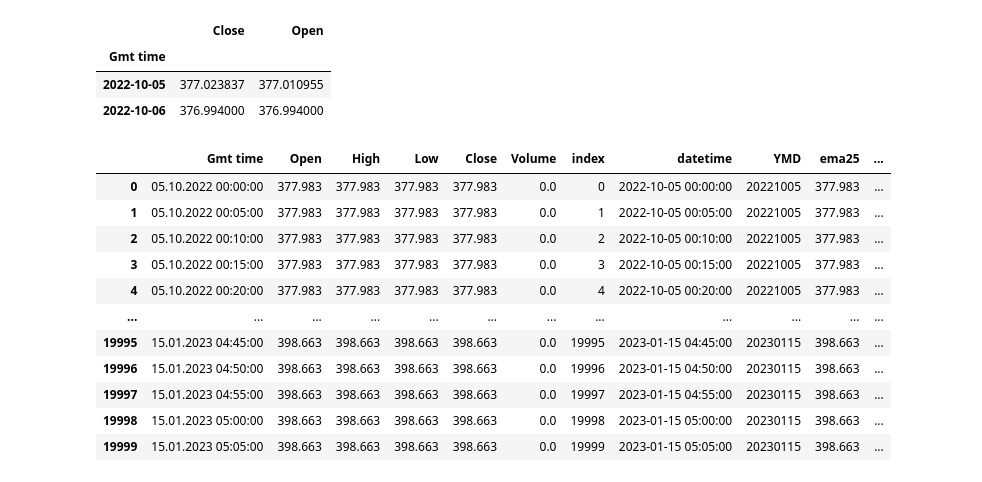
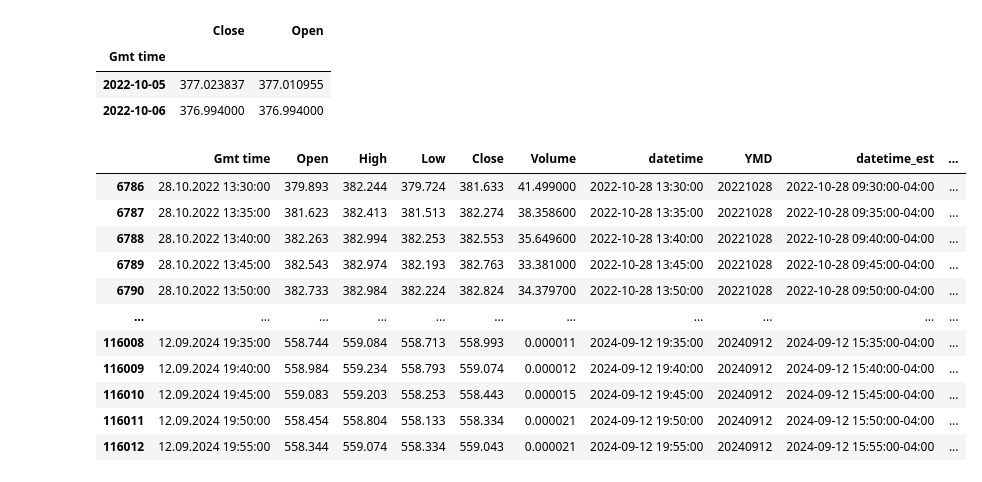
Before and after one commit to gastoncs/jupyter-docker, a Jupyter notebook: app/src/backtesting/squeez/UseResample.ipynb, the cells around one changed output. Saved outputs shown, nothing was run; the diff lists cells and outputs as text; code cells hidden in the pictures.

```diff
--- a/app/src/backtesting/squeez/UseResample.ipynb
+++ b/app/src/backtesting/squeez/UseResample.ipynb
@@ -18,61 +18,52 @@ df2
 # %%
 import pandas as pd
 
 df = pd.read_csv("../data/SPY/SPY.USUSD_Candlestick_5_M_ASK_05.10.2022-05.10.2024.csv")
-df=df[0:20000]
+#df=df[0:20000]
+zoneWidth = .50
 
-df['index']=df.index
+df = df[df.notnull().all(axis=1)]
+df=df[(df.Volume!= 0)]
+df=df[df.High!=df.Low]
+
 df['Gmt time']=df["Gmt time"].str.replace(".000","")
 df['datetime']=pd.to_datetime(df['Gmt time'],format='%d.%m.%Y %H:%M:%S')
 df['YMD'] = df['datetime'].dt.strftime('%Y%m%d')
 
-df['ema25'] = df.groupby(['YMD'])['Close'].apply(lambda x: x.ewm(span=25, adjust=False).mean()).droplevel(0)
-df['isPriceActionAboveEma25'] = (df['Close'] > df['ema25'])
+df['datetime_est']=pd.to_datetime(df["datetime"], unit='ms').dt.tz_localize('UTC').dt.tz_convert('US/Eastern')
 
-df['Tag2'] = df.groupby('YMD').isPriceActionAboveEma25.transform(
-    lambda x: 'Invalid' if x[x==True].value_counts().shape[0] > 0 else 'Valid')
+fromTodayStart = '2022-10-01 09:30:00'
+toNow   = '2024-10-01 16:00:00'
+df = df[df['datetime_est'].between(fromTodayStart, toNow)].copy()
 
-result = df[df["Tag2"]=='Valid']
+df['isPriceActionAboveEma25'] = False
+df['ema25'] = df['Close'].ewm(span=25, adjust=False).mean()
+
+#df['ema25'] = df.groupby(['YMD'])['Close'].apply(lambda x: x.ewm(span=25, adjust=False).mean()).droplevel(0)
+df['isPriceActionAboveEma25'] = (df['Close'] >= df['ema25'])
+
+#cond=abs(df.Close-df.ema25)<=zoneWidth
+#df.loc[cond, 'isPriceActionAboveEma25'] = True
+
+df['isTheDayAbove25Ema'] = df.groupby('YMD').isPriceActionAboveEma25.transform(
+    lambda x: False if x[x==False].value_counts().shape[0] > 0 else True)
+
+#result = df[df["YMD"]=="20230703"]
+result = df[df["isTheDayAbove25Ema"]==True]
 result
 
-
-#result = df[df["isPriceActionAboveEma25"]==True]
-#result
-
-#df['isTheDayAbove25Ema'] = df.groupby(['YMD'])['isPriceActionAboveEma25'].apply(lambda x: x==True).droplevel(0)
-
-
-#result = df[df["isTheDayAbove25Ema"]==False]
-#result = df[(df["isPriceActionAboveEma25"]==False) & (df["isTheDayAbove25Ema"]==True)]
-#result
-
-#funct1 = lambda pct: pct == True
-#fun = funct1(df['isPriceActionAboveEma25'])
-#val=df.loc[fun, 'YMD']
-#fun
-#ret= df['YMD'].isin(val)
-#df[ret]
-#df
-
-#df['d'] = df.groupby('YMD').apply(lambda row: row.isPriceActionAboveEma25 + row.b + row.c, axis=1)
-
-#df['isTheDayAbove25Ema'] = df.groupby(['YMD'])['isPriceActionAboveEma25'].apply(lambda x:  f"False" if x %2==False else f"True")
-
-#df['isTheDayAbove25Ema'] = df.groupby('YMD').apply(lambda x: False if x[x["isPriceActionAboveEma25"]==False].count() > 0 else True)
-#df['isTheDayAbove25Ema'] = df.groupby('YMD').filter(lambda group: group.isPriceActionAboveEma25 == False)
-
-#result = df[(df["YMD"]=='20221005') & (df["isPriceActionAboveEma25"]==False)]
-#result
+#result = df[df["YMD"]=="20221028"]
+#df.to_csv('examples.csv', index=False)
 # %% [output]
-|  | Gmt time | Open | High | Low | Close | Volume | index | datetime | YMD | ema25 | ... |
-| 0 | 05.10.2022 00:00:00 | 377.983 | 377.983 | 377.983 | 377.983 | 0.0 | 0 | 2022-10-05 00:00:00 | 20221005 | 377.983 | ... |
-| 1 | 05.10.2022 00:05:00 | 377.983 | 377.983 | 377.983 | 377.983 | 0.0 | 1 | 2022-10-05 00:05:00 | 20221005 | 377.983 | ... |
-| 2 | 05.10.2022 00:10:00 | 377.983 | 377.983 | 377.983 | 377.983 | 0.0 | 2 | 2022-10-05 00:10:00 | 20221005 | 377.983 | ... |
-| 3 | 05.10.2022 00:15:00 | 377.983 | 377.983 | 377.983 | 377.983 | 0.0 | 3 | 2022-10-05 00:15:00 | 20221005 | 377.983 | ... |
-| 4 | 05.10.2022 00:20:00 | 377.983 | 377.983 | 377.983 | 377.983 | 0.0 | 4 | 2022-10-05 00:20:00 | 20221005 | 377.983 | ... |
-| ... | ... | ... | ... | ... | ... | ... | ... | ... | ... | ... | ... |
-| 19995 | 15.01.2023 04:45:00 | 398.663 | 398.663 | 398.663 | 398.663 | 0.0 | 19995 | 2023-01-15 04:45:00 | 20230115 | 398.663 | ... |
-| 19996 | 15.01.2023 04:50:00 | 398.663 | 398.663 | 398.663 | 398.663 | 0.0 | 19996 | 2023-01-15 04:50:00 | 20230115 | 398.663 | ... |
-| 19997 | 15.01.2023 04:55:00 | 398.663 | 398.663 | 398.663 | 398.663 | 0.0 | 19997 | 2023-01-15 04:55:00 | 20230115 | 398.663 | ... |
-| 19998 | 15.01.2023 05:00:00 | 398.663 | 398.663 | 398.663 | 398.663 | 0.0 | 19998 | 2023-01-15 05:00:00 | 20230115 | 398.663 | ... |
-| 19999 | 15.01.2023 05:05:00 | 398.663 | 398.663 | 398.663 | 398.663 | 0.0 | 19999 | 2023-01-15 05:05:00 | 20230115 | 398.663 | ... |
+|  | Gmt time | Open | High | Low | Close | Volume | datetime | YMD | datetime_est | ... |
+| 6786 | 28.10.2022 13:30:00 | 379.893 | 382.244 | 379.724 | 381.633 | 41.499000 | 2022-10-28 13:30:00 | 20221028 | 2022-10-28 09:30:00-04:00 | ... |
+| 6787 | 28.10.2022 13:35:00 | 381.623 | 382.413 | 381.513 | 382.274 | 38.358600 | 2022-10-28 13:35:00 | 20221028 | 2022-10-28 09:35:00-04:00 | ... |
+| 6788 | 28.10.2022 13:40:00 | 382.263 | 382.994 | 382.253 | 382.553 | 35.649600 | 2022-10-28 13:40:00 | 20221028 | 2022-10-28 09:40:00-04:00 | ... |
+| 6789 | 28.10.2022 13:45:00 | 382.543 | 382.974 | 382.193 | 382.763 | 33.381000 | 2022-10-28 13:45:00 | 20221028 | 2022-10-28 09:45:00-04:00 | ... |
+| 6790 | 28.10.2022 13:50:00 | 382.733 | 382.984 | 382.224 | 382.824 | 34.379700 | 2022-10-28 13:50:00 | 20221028 | 2022-10-28 09:50:00-04:00 | ... |
+| ... | ... | ... | ... | ... | ... | ... | ... | ... | ... | ... |
+| 116008 | 12.09.2024 19:35:00 | 558.744 | 559.084 | 558.713 | 558.993 | 0.000011 | 2024-09-12 19:35:00 | 20240912 | 2024-09-12 15:35:00-04:00 | ... |
+| 116009 | 12.09.2024 19:40:00 | 558.984 | 559.234 | 558.793 | 559.074 | 0.000012 | 2024-09-12 19:40:00 | 20240912 | 2024-09-12 15:40:00-04:00 | ... |
+| 116010 | 12.09.2024 19:45:00 | 559.083 | 559.203 | 558.253 | 558.443 | 0.000015 | 2024-09-12 19:45:00 | 20240912 | 2024-09-12 15:45:00-04:00 | ... |
+| 116011 | 12.09.2024 19:50:00 | 558.454 | 558.804 | 558.133 | 558.334 | 0.000021 | 2024-09-12 19:50:00 | 20240912 | 2024-09-12 15:50:00-04:00 | ... |
+| 116012 | 12.09.2024 19:55:00 | 558.344 | 559.074 | 558.334 | 559.043 | 0.000021 | 2024-09-12 19:55:00 | 20240912 | 2024-09-12 15:55:00-04:00 | ... |
```
Also changed, not shown: parts of 1 cell of this notebook, 1 other file.
